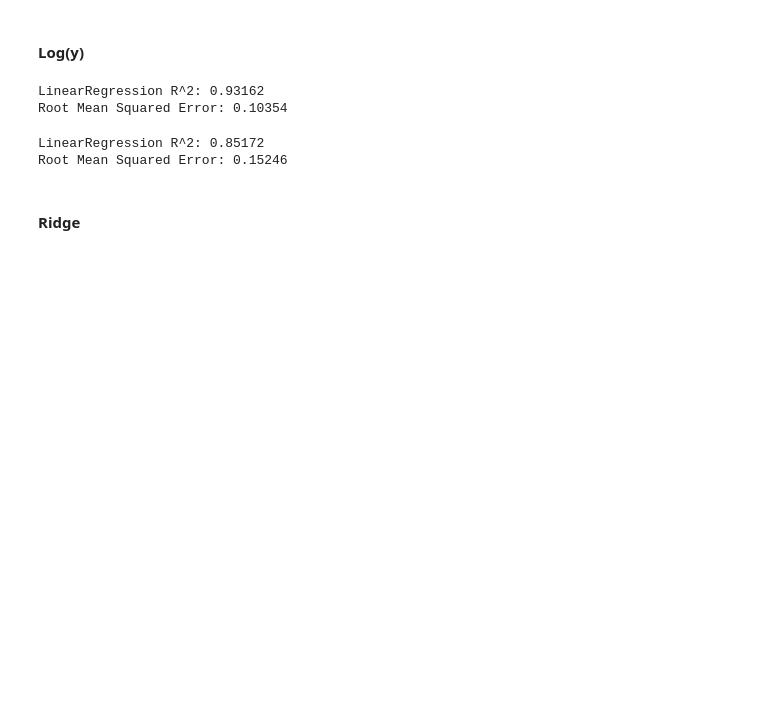
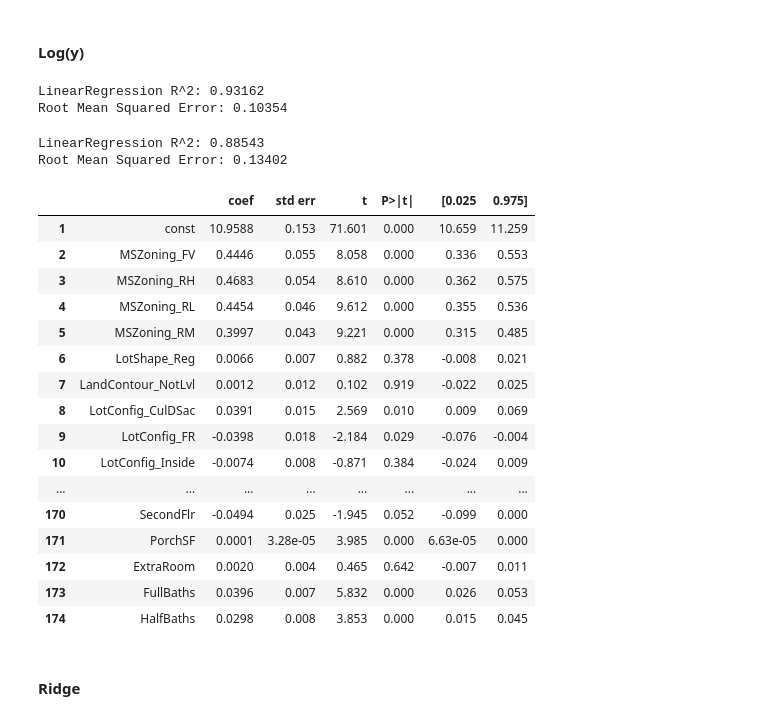
Before and after one commit to ryanhpark/HousingPricePrediction_ML, a Jupyter notebook: Sita/Sita_ML_Project.ipynb, the cells around one changed output. Saved outputs shown, nothing was run; the diff lists cells and outputs as text; code cells hidden in the pictures; blank space fills up the shorter version.

```diff
--- a/Sita/Sita_ML_Project.ipynb
+++ b/Sita/Sita_ML_Project.ipynb
@@ -84,16 +91,33 @@ linear_model(ols, y=log_y)
 # %% [output]
 LinearRegression R^2: 0.93162
 Root Mean Squared Error: 0.10354
-# %%
-# Top Feature Importances from GB tree
-linear_model(ols,
-             X=X_ec[['OverallQual', 'GrLivArea', 'GarageCars', 'KitchenQual',
-                     'ExterQual','LotArea', 'GarageType', 'SinceRemod',
-                     'BsmtQual', 'FullBaths', 'BsmtFinType1']],
-             y=log_y)
-# %% [output]
-LinearRegression R^2: 0.85172
-Root Mean Squared Error: 0.15246
+# %%
+linear_model(ols, X=red_cols, y=log_y)
+# %% [output]
+LinearRegression R^2: 0.88543
+Root Mean Squared Error: 0.13402
+# %%
+X_add_const = sm.add_constant(X)
+sm_ols = pd.DataFrame(sm.OLS(log_y, X_add_const).fit().summary().tables[1])
+sm_ols.rename(columns=sm_ols.iloc[0]).drop(sm_ols.index[0])
+# %% [output]
+|  |  | coef | std err | t | P>|t| | [0.025 | 0.975] |
+| 1 | const | 10.9588 | 0.153 | 71.601 | 0.000 | 10.659 | 11.259 |
+| 2 | MSZoning_FV | 0.4446 | 0.055 | 8.058 | 0.000 | 0.336 | 0.553 |
+| 3 | MSZoning_RH | 0.4683 | 0.054 | 8.610 | 0.000 | 0.362 | 0.575 |
+| 4 | MSZoning_RL | 0.4454 | 0.046 | 9.612 | 0.000 | 0.355 | 0.536 |
+| 5 | MSZoning_RM | 0.3997 | 0.043 | 9.221 | 0.000 | 0.315 | 0.485 |
+| 6 | LotShape_Reg | 0.0066 | 0.007 | 0.882 | 0.378 | -0.008 | 0.021 |
+| 7 | LandContour_NotLvl | 0.0012 | 0.012 | 0.102 | 0.919 | -0.022 | 0.025 |
+| 8 | LotConfig_CulDSac | 0.0391 | 0.015 | 2.569 | 0.010 | 0.009 | 0.069 |
+| 9 | LotConfig_FR | -0.0398 | 0.018 | -2.184 | 0.029 | -0.076 | -0.004 |
+| 10 | LotConfig_Inside | -0.0074 | 0.008 | -0.871 | 0.384 | -0.024 | 0.009 |
+| ... | ... | ... | ... | ... | ... | ... | ... |
+| 170 | SecondFlr | -0.0494 | 0.025 | -1.945 | 0.052 | -0.099 | 0.000 |
+| 171 | PorchSF | 0.0001 | 3.28e-05 | 3.985 | 0.000 | 6.63e-05 | 0.000 |
+| 172 | ExtraRoom | 0.0020 | 0.004 | 0.465 | 0.642 | -0.007 | 0.011 |
+| 173 | FullBaths | 0.0396 | 0.007 | 5.832 | 0.000 | 0.026 | 0.053 |
+| 174 | HalfBaths | 0.0298 | 0.008 | 3.853 | 0.000 | 0.015 | 0.045 |
 # %% [markdown]
 #### Ridge
 # %%
```
Also changed, not shown: parts of 13 cells of this notebook, 1 other file.
